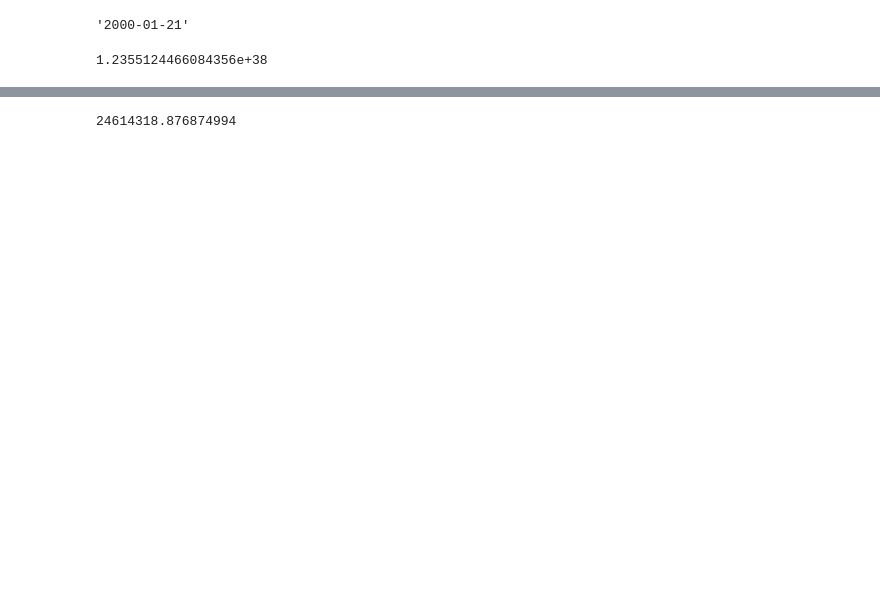
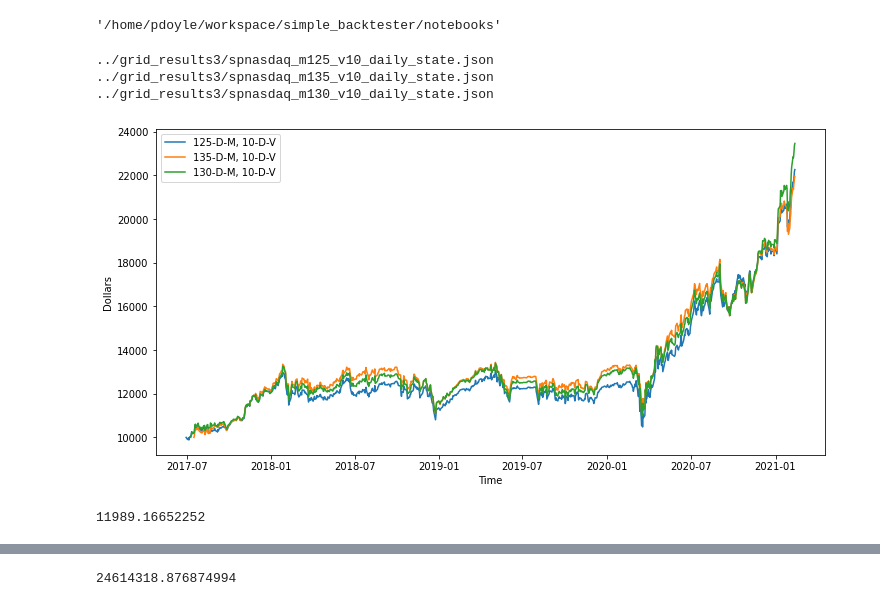
Before and after one commit to pdoyle5000/simple_backtester, a Jupyter notebook: notebooks/PerformanceAnalysis.ipynb, the cells around one changed output, grey strips where cells are left out. Saved outputs shown, nothing was run; the diff lists cells and outputs as text; code cells hidden in the pictures; blank space fills up the shorter version.

Commit message:
refined ledger and added gridsearch example

```diff
--- a/notebooks/PerformanceAnalysis.ipynb
+++ b/notebooks/PerformanceAnalysis.ipynb
@@ -9,8 +1,62 @@ btdf = pd.read_csv("two_yr_backtest.csv")
-# %%
-btdf.date.min()
-# %% [output]
-'2000-01-21'
-# %%
-btdf.momentum.max()
-# %% [output]
-1.2355124466084356e+38
+# %%
+import pandas as pd
+import os
+import json
+import matplotlib.pyplot as plt
+os.getcwd()
+# %% [output]
+'/home/pdoyle/workspace/simple_backtester/notebooks'
+# %%
+# grid search!
+from glob import glob
+import re
+
+def backtest_metrics_grid(dict_list: list, m_list: list, v_list: list) -> None:
+    # take in a list of labels as well.
+    plt.figure(figsize=(12,6))
+    plt.xlabel("Time")
+    plt.ylabel("Dollars")
+
+    for j, m, v in zip(dict_list, m_list, v_list):
+        performance = [j[key]['total'] for key in j.keys()]
+        times = [key for key in j.keys()]
+        timeseries = pd.to_datetime(times)
+        plt.plot(timeseries, performance, label=f"{m}-D-M, {v}-D-V")
+    plt.legend()
+    plt.show()
+
+output_label = "spnasdaq"
+results = glob(f"../grid_results3/{output_label}*_daily_state.json")
+#ledger_csv = f"../grid_results/{output_label}*_ledger.csv"
+#print(results)
+daily_states = []
+momentums = []
+volatilities = []
+for result in results:
+    with open(result, "r") as f:
+        states = json.load(f)
+        total = states['2021-02-05 00:00:00']['total']
+       # print(total)
+    if total < 20000:
+        continue
+    print(result)
+    m,v = result.split("_")[2:4]
+    m = int(m[1:])
+    v = int(v[1:])
+    #if m != 14:
+    #    continue
+    momentums.append(m)
+    volatilities.append(v)
+    daily_states.append(states)
+
+backtest_metrics_grid(daily_states, momentums, volatilities)
+# %% [output]
+../grid_results3/spnasdaq_m125_v10_daily_state.json
+../grid_results3/spnasdaq_m135_v10_daily_state.json
+../grid_results3/spnasdaq_m130_v10_daily_state.json
+[figure, added]
+# %%
+ledger = pd.read_csv(ledger_csv)
+ledger.tax.sum()
+# %% [output]
+11989.16652252
```
Also changed, not shown: parts of 16 cells of this notebook, 5 other files.
